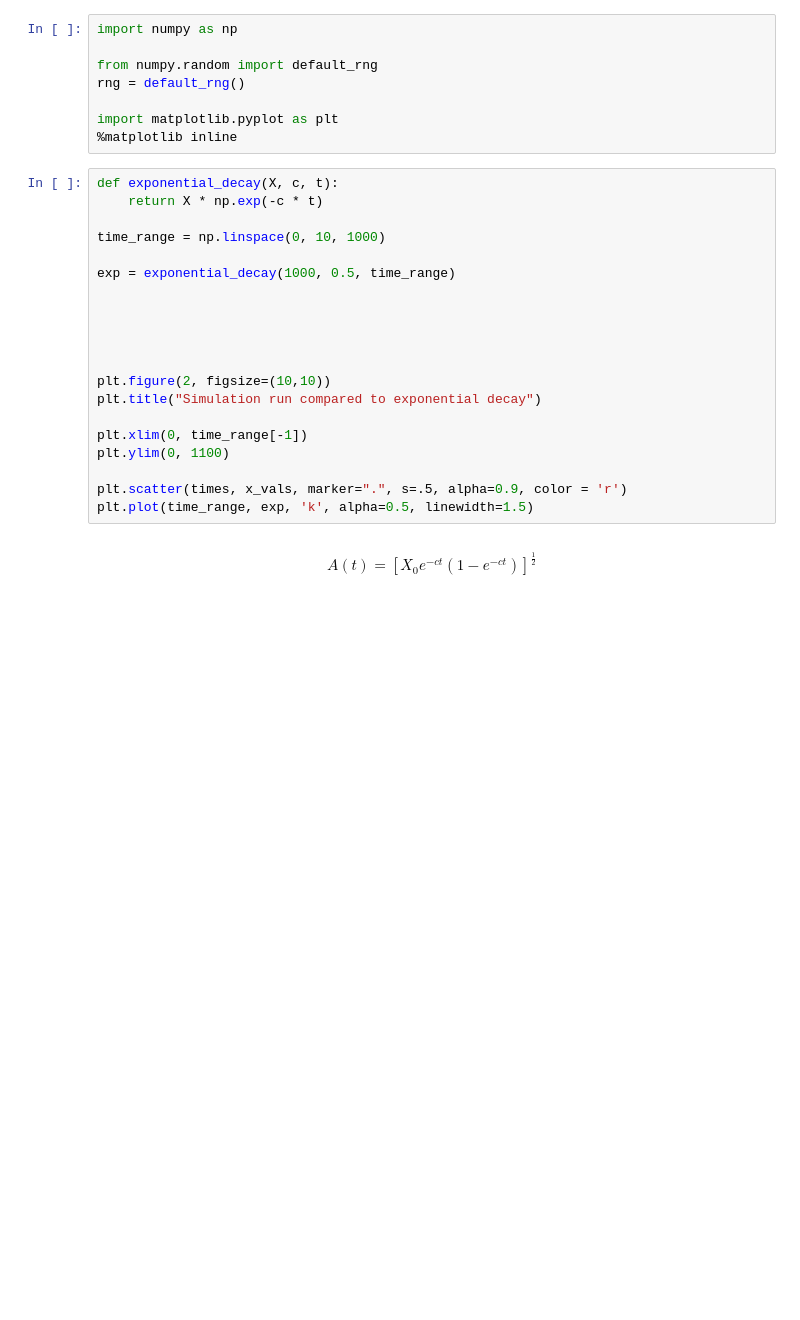
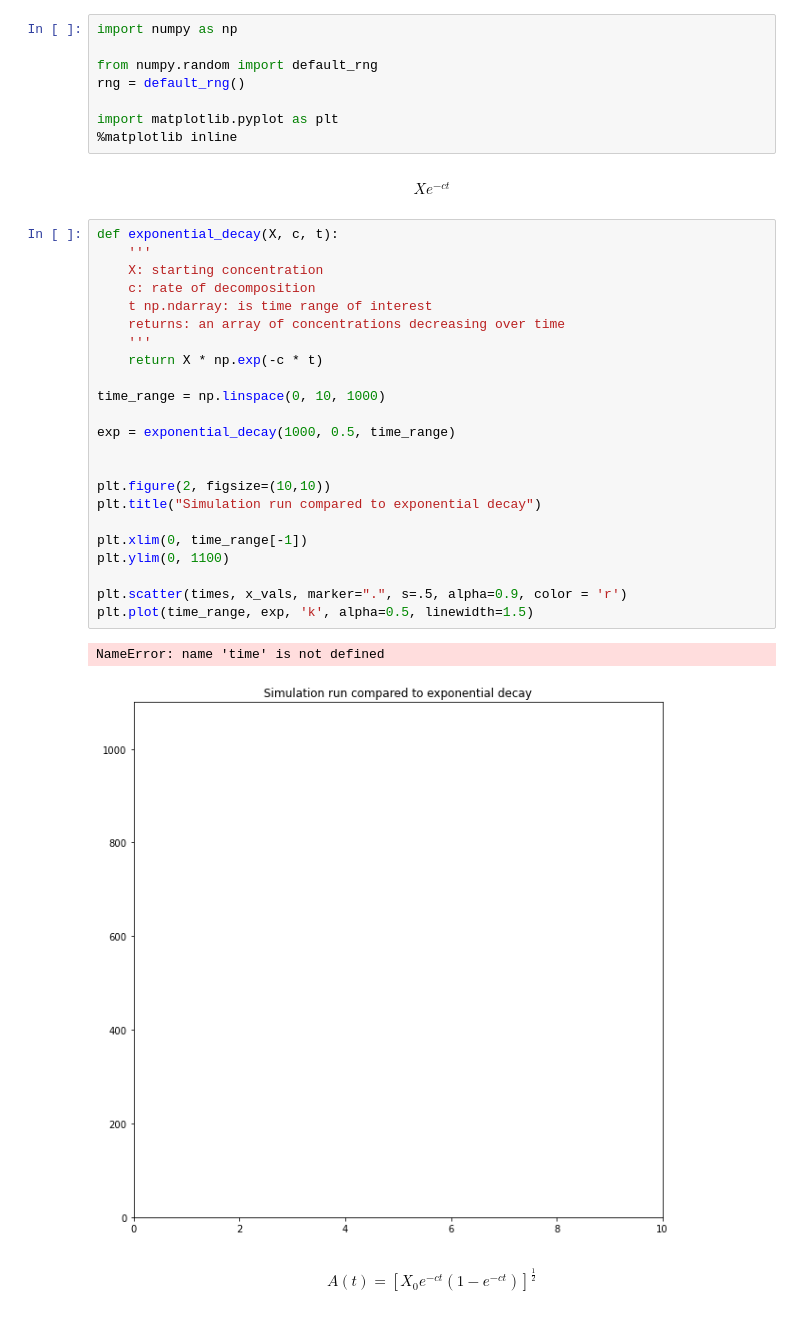
Before and after one commit to nssanch/teaching_datasci, a Jupyter notebook: demonstrations/NumPy_Gillespie_Demo.ipynb, the cells around one changed output. Cells and saved outputs as stored; diff of their text form; blank space fills up the shorter version.

```diff
--- a/demonstrations/NumPy_Gillespie_Demo.ipynb
+++ b/demonstrations/NumPy_Gillespie_Demo.ipynb
@@ -8,26 +8,36 @@ rng = default_rng()
 
 import matplotlib.pyplot as plt
 %matplotlib inline
+# %% [markdown]
+$$
+X e^{-ct}
+$$
 # %%
 def exponential_decay(X, c, t):
+    '''
+    X: starting concentration
+    c: rate of decomposition
+    t np.ndarray: is time range of interest
+    returns: an array of concentrations decreasing over time
+    '''
     return X * np.exp(-c * t)
 
 time_range = np.linspace(0, 10, 1000)
 
 exp = exponential_decay(1000, 0.5, time_range)
-
-
-
 
 
 plt.figure(2, figsize=(10,10))
 plt.title("Simulation run compared to exponential decay")
 
 plt.xlim(0, time_range[-1])
 plt.ylim(0, 1100)
 
 plt.scatter(times, x_vals, marker=".", s=.5, alpha=0.9, color = 'r')
 plt.plot(time_range, exp, 'k', alpha=0.5, linewidth=1.5)
+# %% [output]
+NameError: name 'time' is not defined
+[figure, added]
 # %% [markdown]
 $$
 A(t) = [X_0 e^{-ct}(1 - e^{-ct})]^{\frac{1}{2}}
```
Also changed, not shown: parts of 1 cell of this notebook, 1 other file.
